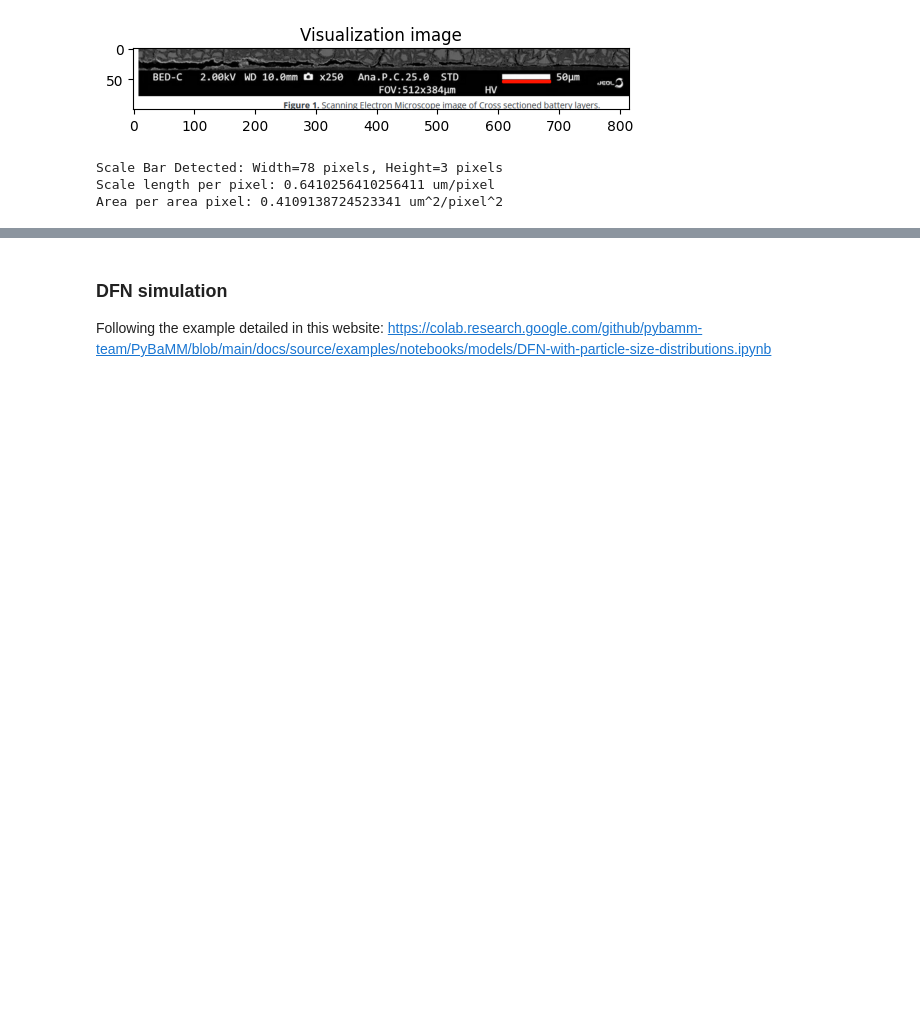
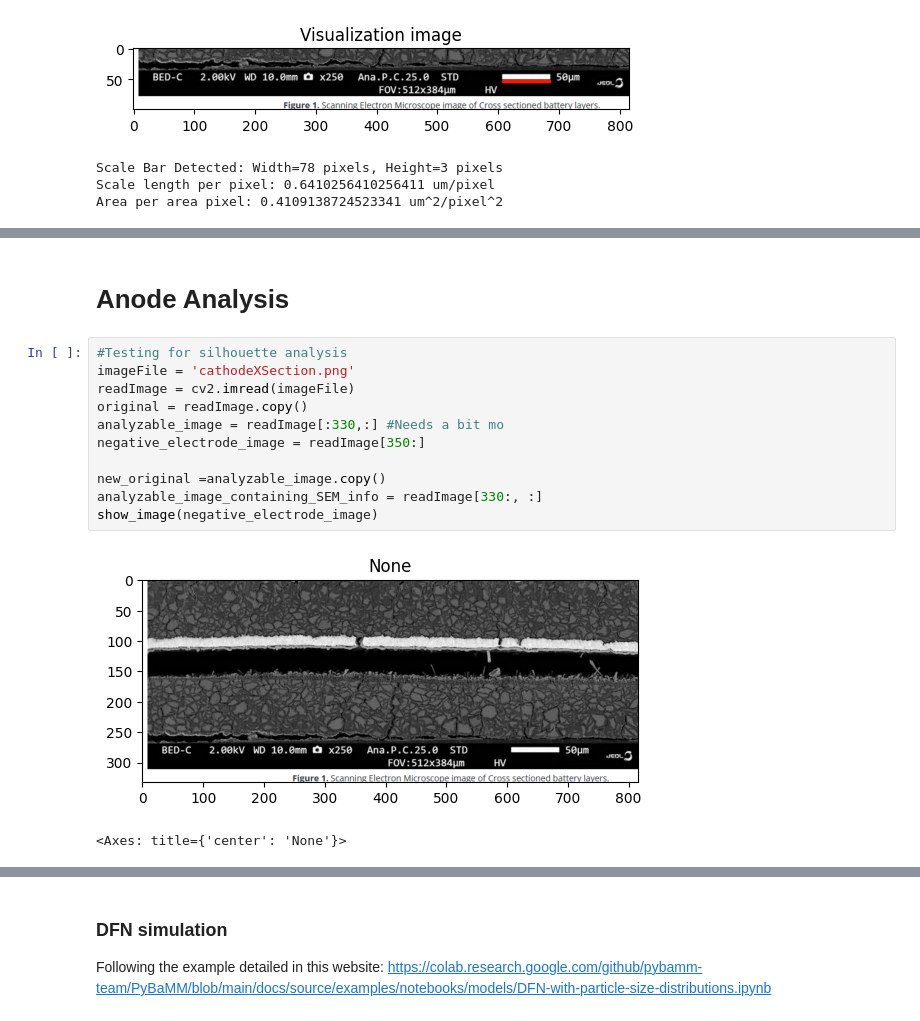
Before and after one commit to trunghth123/ImageProcessingLi, a Jupyter notebook: main.ipynb, the cells around one changed output, grey strips where cells are left out. Saved outputs shown, nothing was run; the diff lists cells and outputs as text; blank space fills up the shorter version.

```diff
--- a/main.ipynb
+++ b/main.ipynb
@@ -95,0 +102,16 @@ radius_list = find_radius_particle(size_list)
+# %% [markdown]
+# Anode Analysis
+# %%
+#Testing for silhouette analysis
+imageFile = 'cathodeXSection.png'
+readImage = cv2.imread(imageFile)
+original = readImage.copy()
+analyzable_image = readImage[:330,:] #Needs a bit mo
+negative_electrode_image = readImage[350:]
+
+new_original =analyzable_image.copy()
+analyzable_image_containing_SEM_info = readImage[330:, :]
+show_image(negative_electrode_image)
+# %% [output]
+[figure, added]
+<Axes: title={'center': 'None'}>
```
Also changed, not shown: parts of 19 cells of this notebook.
